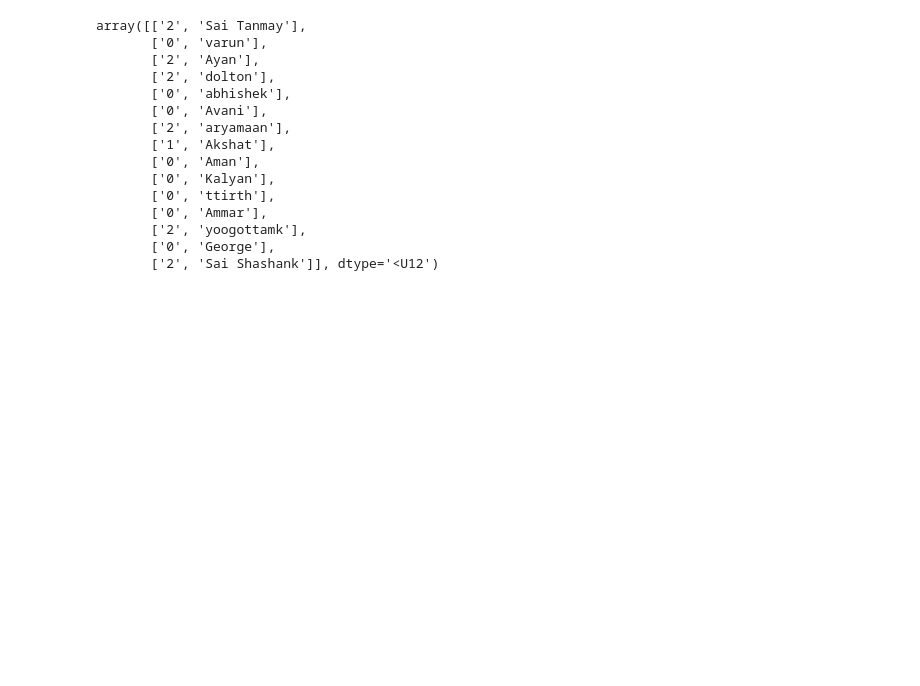
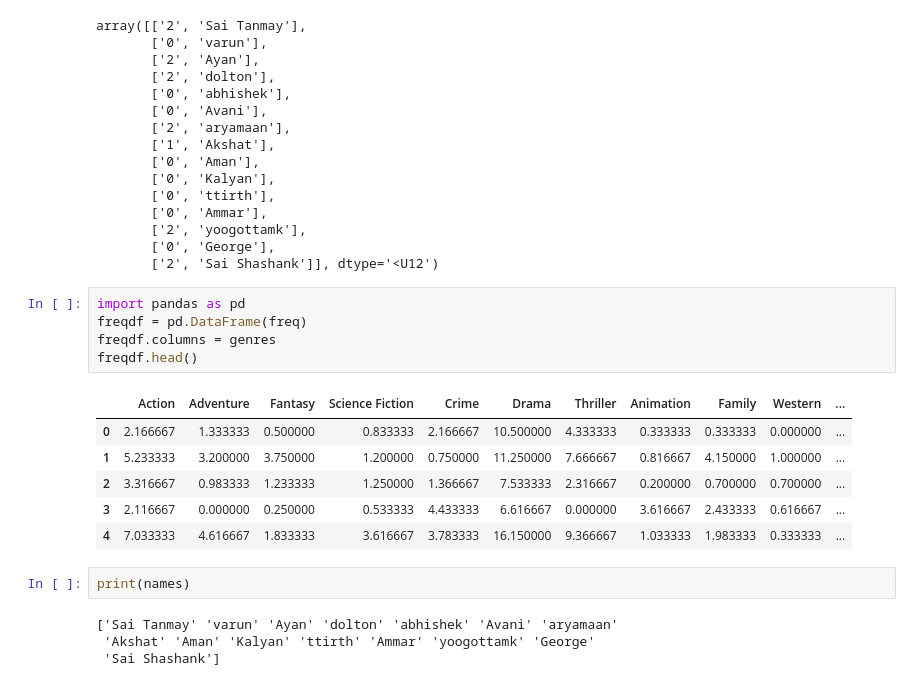
Before and after one commit to avani17101/CVIT-Workshop, a Jupyter notebook: day8/afternoon/kMeans.ipynb, the cells around one changed output. Drawn from its saved outputs; the diff is of its cells as text; blank space fills up the shorter version.

```diff
--- a/day8/afternoon/kMeans.ipynb
+++ b/day8/afternoon/kMeans.ipynb
@@ -216,3 +240,21 @@ array([['2', 'Sai Tanmay'],
        ['2', 'yoogottamk'],
        ['0', 'George'],
        ['2', 'Sai Shashank']], dtype='<U12')
+# %%
+import pandas as pd
+freqdf = pd.DataFrame(freq)
+freqdf.columns = genres
+freqdf.head()
+# %% [output]
+|  | Action | Adventure | Fantasy | Science Fiction | Crime | Drama | Thriller | Animation | Family | Western | ... |
+| 0 | 2.166667 | 1.333333 | 0.500000 | 0.833333 | 2.166667 | 10.500000 | 4.333333 | 0.333333 | 0.333333 | 0.000000 | ... |
+| 1 | 5.233333 | 3.200000 | 3.750000 | 1.200000 | 0.750000 | 11.250000 | 7.666667 | 0.816667 | 4.150000 | 1.000000 | ... |
+| 2 | 3.316667 | 0.983333 | 1.233333 | 1.250000 | 1.366667 | 7.533333 | 2.316667 | 0.200000 | 0.700000 | 0.700000 | ... |
+| 3 | 2.116667 | 0.000000 | 0.250000 | 0.533333 | 4.433333 | 6.616667 | 0.000000 | 3.616667 | 2.433333 | 0.616667 | ... |
+| 4 | 7.033333 | 4.616667 | 1.833333 | 3.616667 | 3.783333 | 16.150000 | 9.366667 | 1.033333 | 1.983333 | 0.333333 | ... |
+# %%
+print(names)
+# %% [output]
+['Sai Tanmay' 'varun' 'Ayan' 'dolton' 'abhishek' 'Avani' 'aryamaan'
+ 'Akshat' 'Aman' 'Kalyan' 'ttirth' 'Ammar' 'yoogottamk' 'George'
+ 'Sai Shashank']
```
Also changed, not shown: parts of 9 cells of this notebook.
